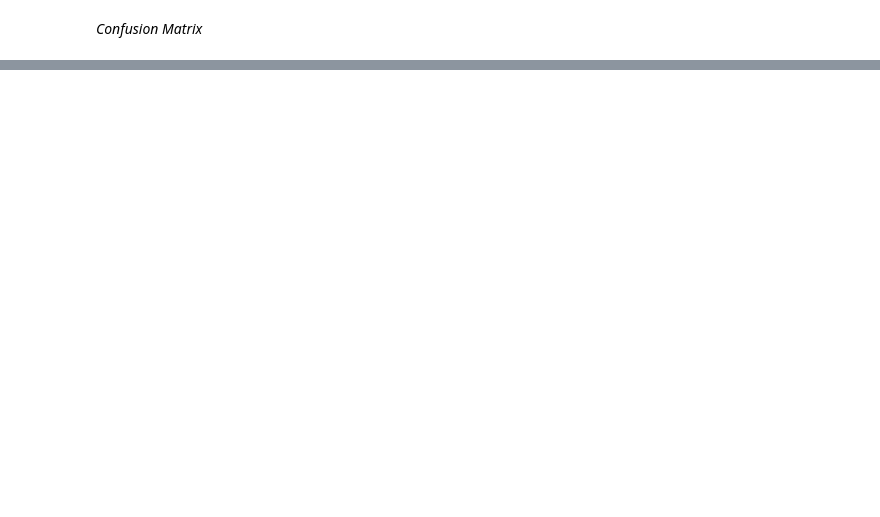
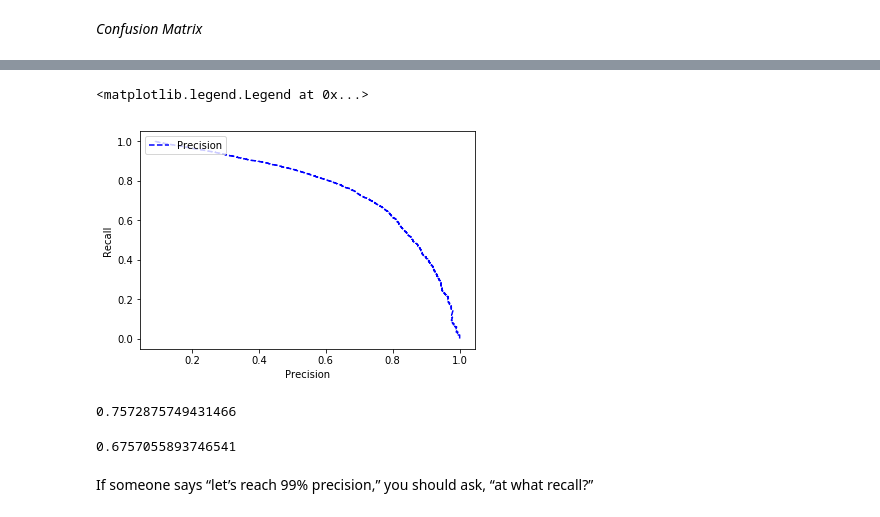
Before and after one commit to gurupratap-matharu/machine-learning-classification-MNIST-dataset, a Jupyter notebook: Classification using MNIST dataset.ipynb, the cells around one changed output, grey strips where cells are left out. Cells and saved outputs as stored; diff of their text form; code cells hidden in the pictures; blank space fills up the shorter version.

```diff
--- a/Classification using MNIST dataset.ipynb
+++ b/Classification using MNIST dataset.ipynb
@@ -155,0 +240,9 @@ array([0.90955, 0.91055, 0.90885])
+# %%
+plt.plot(precisions, recalls, "b--", label="Precision")
+plt.xlabel("Precision")
+plt.ylabel("Recall")
+plt.legend(loc="upper left")
+#     plt.ylim([0, 1])
+# %% [output]
+<matplotlib.legend.Legend at 0x...>
+[figure, added]
@@ -155,0 +251,10 @@ array([0.90955, 0.91055, 0.90885])
+# %%
+precision_score(y_train_5, y_train_pred_90)
+# %% [output]
+0.7572875749431466
+# %%
+recall_score(y_train_5, y_train_pred_90)
+# %% [output]
+0.6757055893746541
+# %% [markdown]
+If someone says “let’s reach 99% precision,” you should ask, “at what recall?”
```
Also changed, not shown: parts of 103 cells of this notebook, 10 other files.
